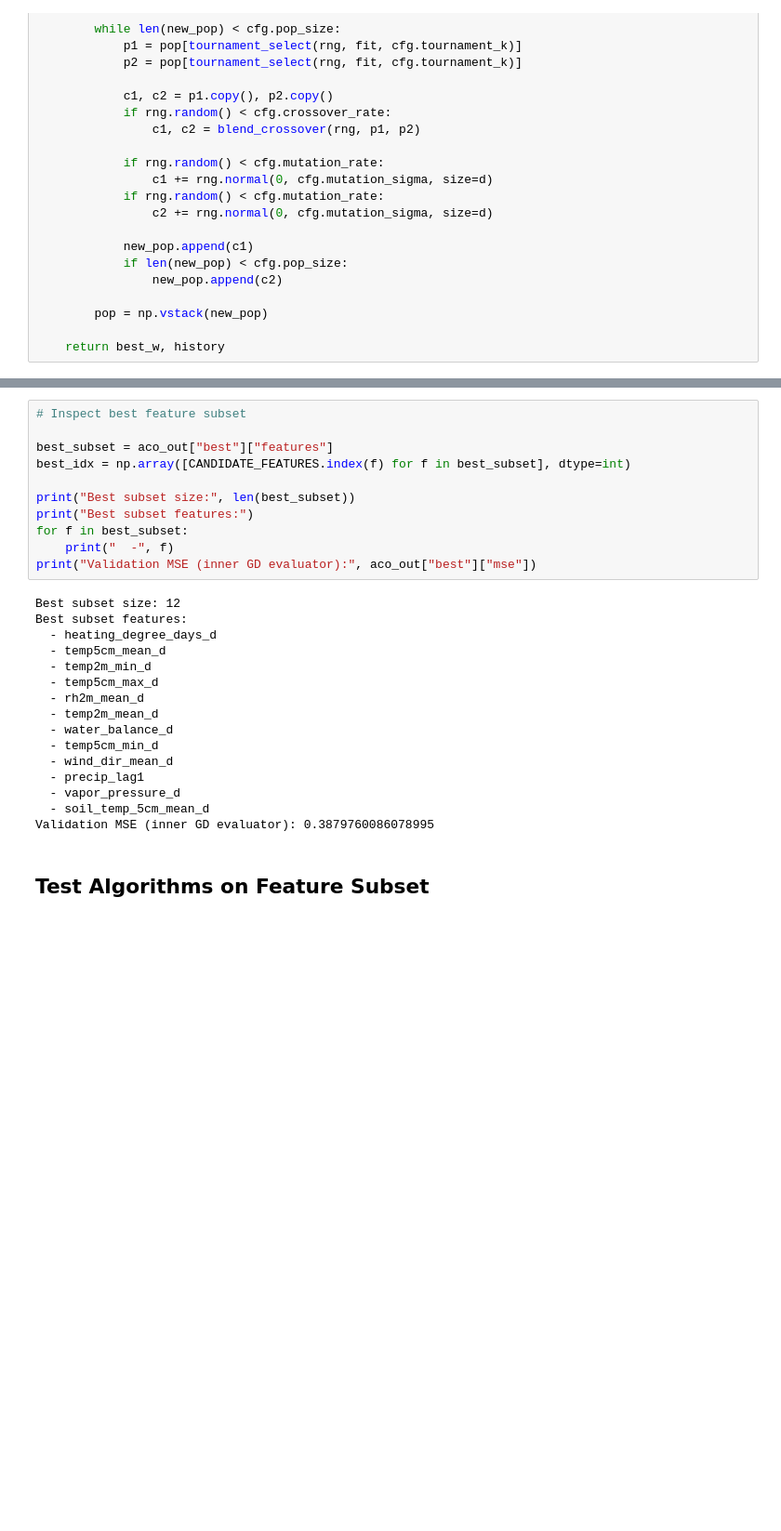
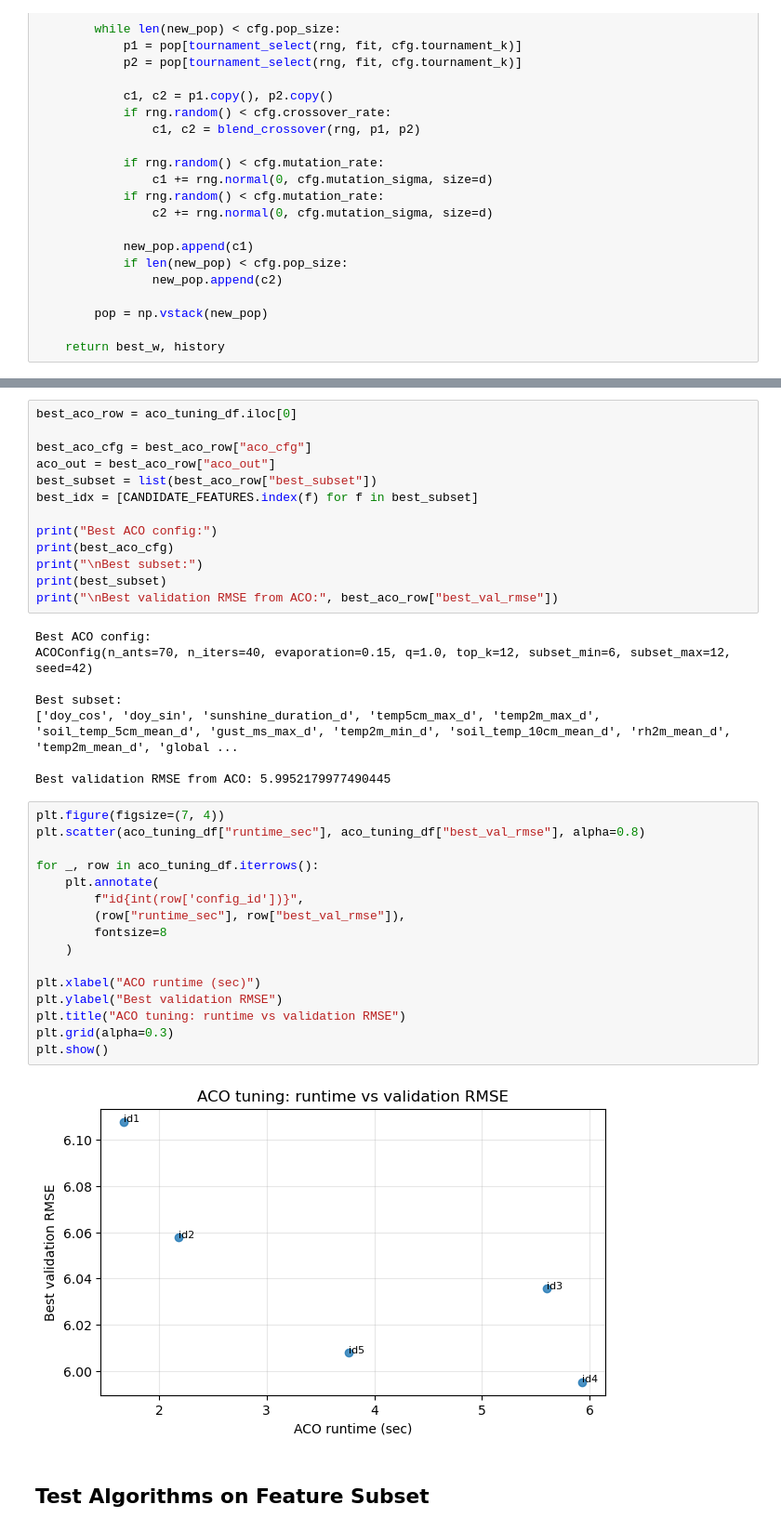
Before and after one commit to Lagpi/Bioinspired_Alg, a Jupyter notebook: BioInsp_alg.ipynb, the cells around one changed output, grey strips where cells are left out. Shown at 93% size. Cells and saved outputs as stored; diff of their text form; blank space fills up the shorter version.

```diff
--- a/BioInsp_alg.ipynb
+++ b/BioInsp_alg.ipynb
@@ -585,30 +968,42 @@ aco_out["trace"].head(), aco_out["best"]["mse"]
 # %%
-# Inspect best feature subset
+best_aco_row = aco_tuning_df.iloc[0]
 
-best_subset = aco_out["best"]["features"]
-best_idx = np.array([CANDIDATE_FEATURES.index(f) for f in best_subset], dtype=int)
+best_aco_cfg = best_aco_row["aco_cfg"]
+aco_out = best_aco_row["aco_out"]
+best_subset = list(best_aco_row["best_subset"])
+best_idx = [CANDIDATE_FEATURES.index(f) for f in best_subset]
 
-print("Best subset size:", len(best_subset))
-print("Best subset features:")
-for f in best_subset:
-    print("  -", f)
-print("Validation MSE (inner GD evaluator):", aco_out["best"]["mse"])
+print("Best ACO config:")
+print(best_aco_cfg)
+print("\nBest subset:")
+print(best_subset)
+print("\nBest validation RMSE from ACO:", best_aco_row["best_val_rmse"])
 # %% [output]
-Best subset size: 12
-Best subset features:
-  - heating_degree_days_d
-  - temp5cm_mean_d
-  - temp2m_min_d
-  - temp5cm_max_d
-  - rh2m_mean_d
-  - temp2m_mean_d
-  - water_balance_d
-  - temp5cm_min_d
-  - wind_dir_mean_d
-  - precip_lag1
-  - vapor_pressure_d
-  - soil_temp_5cm_mean_d
-Validation MSE (inner GD evaluator): 0.3879760086078995
+Best ACO config:
+ACOConfig(n_ants=70, n_iters=40, evaporation=0.15, q=1.0, top_k=12, subset_min=6, subset_max=12, seed=42)
+
+Best subset:
+['doy_cos', 'doy_sin', 'sunshine_duration_d', 'temp5cm_max_d', 'temp2m_max_d', 'soil_temp_5cm_mean_d', 'gust_ms_max_d', 'temp2m_min_d', 'soil_temp_10cm_mean_d', 'rh2m_mean_d', 'temp2m_mean_d', 'global ...
+
+Best validation RMSE from ACO: 5.9952179977490445
+# %%
+plt.figure(figsize=(7, 4))
+plt.scatter(aco_tuning_df["runtime_sec"], aco_tuning_df["best_val_rmse"], alpha=0.8)
+
+for _, row in aco_tuning_df.iterrows():
+    plt.annotate(
+        f"id{int(row['config_id'])}",
+        (row["runtime_sec"], row["best_val_rmse"]),
+        fontsize=8
+    )
+
+plt.xlabel("ACO runtime (sec)")
+plt.ylabel("Best validation RMSE")
+plt.title("ACO tuning: runtime vs validation RMSE")
+plt.grid(alpha=0.3)
+plt.show()
+# %% [output]
+[figure, added]
 # %% [markdown]
 ## Test Algorithms on Feature Subset
 # %%
```
Also changed, not shown: parts of 36 cells of this notebook.
